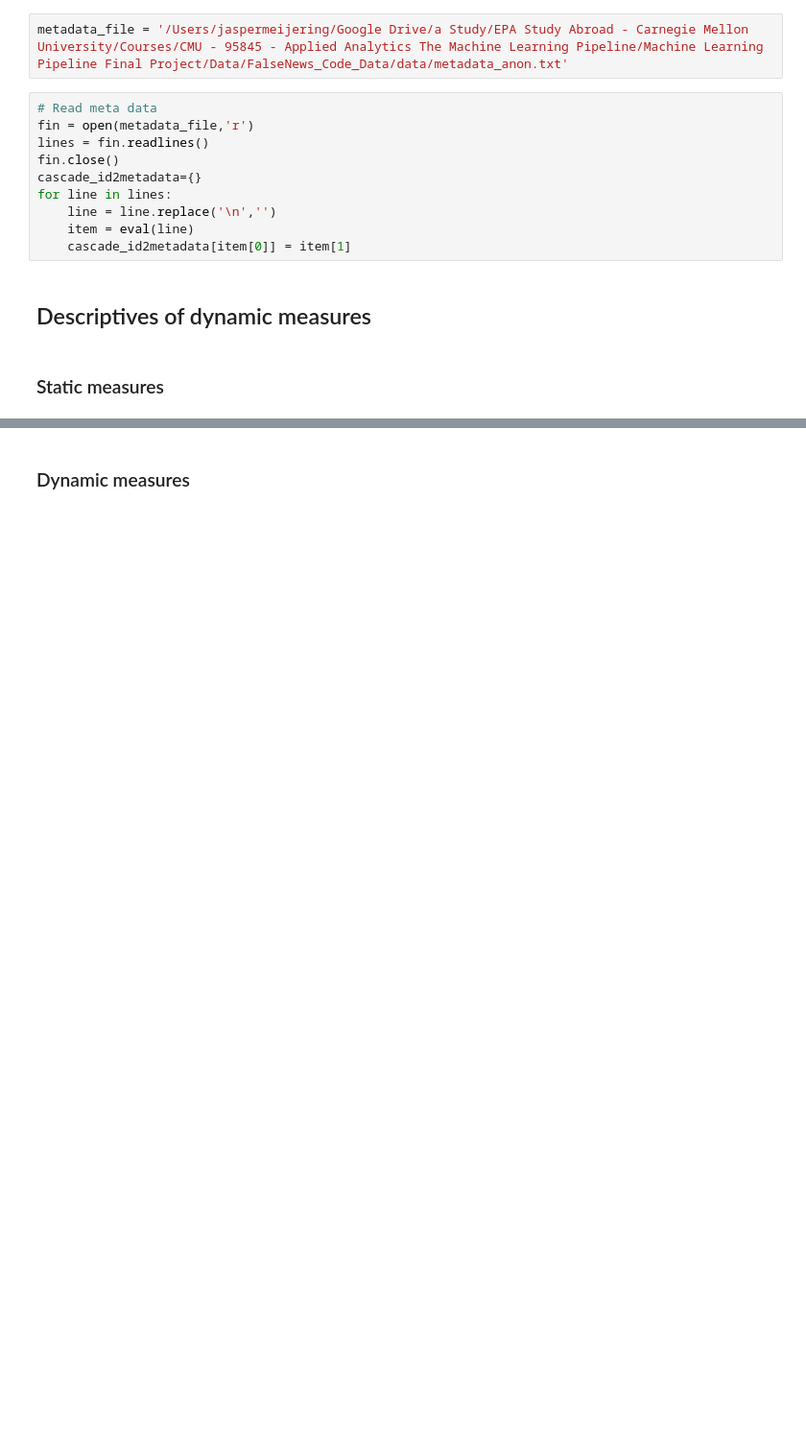
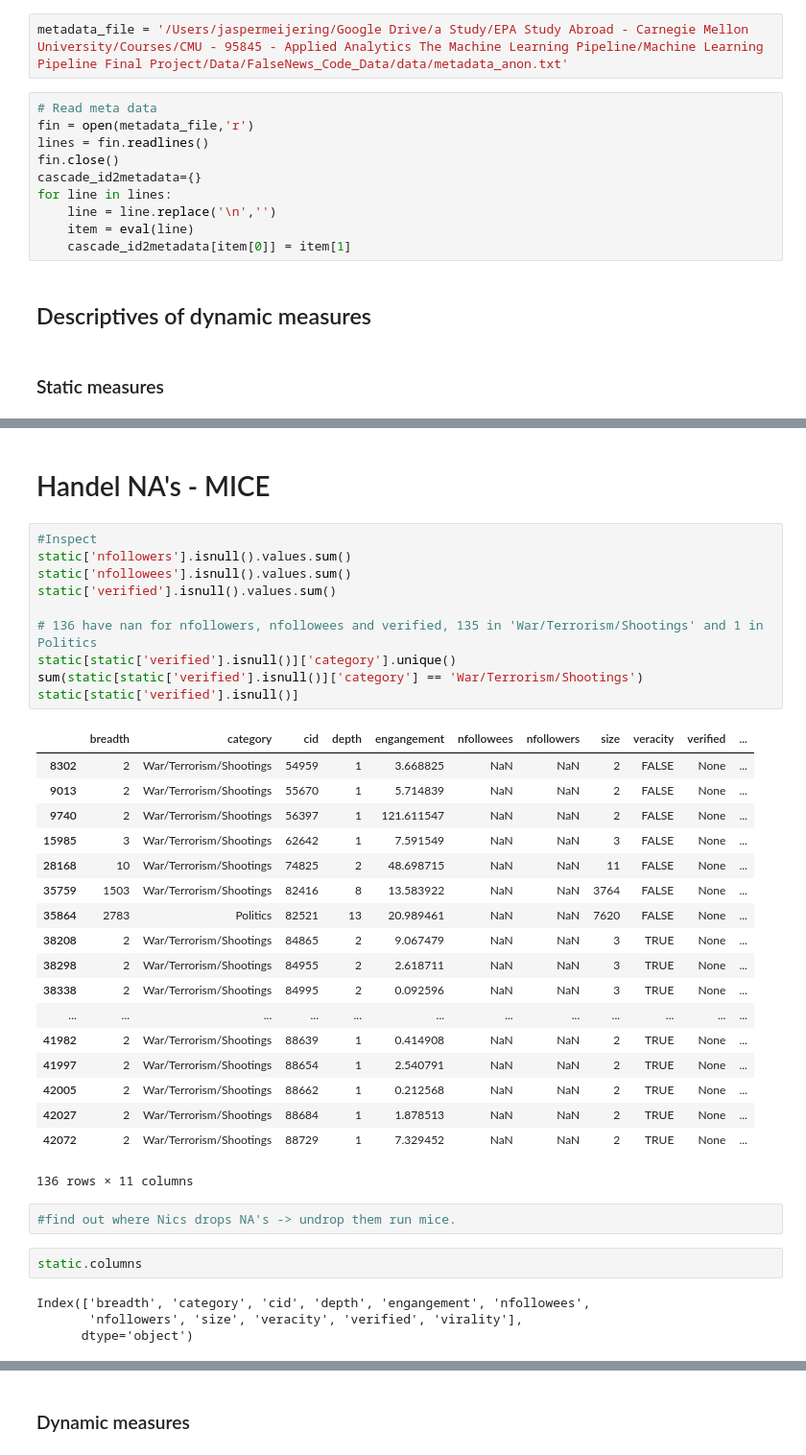
Before and after one commit to gittinic/mlp_final_proj_fake_news, a Jupyter notebook: main_jasper_descripitves.ipynb, the cells around one changed output, grey strips where cells are left out. Shown at 96% size. Saved outputs shown, nothing was run; the diff lists cells and outputs as text; blank space fills up the shorter version.

Commit message:
summary statistics and mice

```diff
--- a/main_jasper_descripitves.ipynb
+++ b/main_jasper_descripitves.ipynb
@@ -94,3 +94,42 @@ static.head(5)
 | 2 | 6504 | Viral Photos/Stories/Urban Legends | 107000 | 13 | 15.395237 | 518.0 | 504.0 | 14129 | MIXED | False | ... |
 | 3 | 5772 | Viral Photos/Stories/Urban Legends | 107001 | 8 | 3.140842 | 189.0 | 228.0 | 9972 | MIXED | False | ... |
 | 4 | 6041 | Viral Photos/Stories/Urban Legends | 107002 | 8 | 5.160261 | 174.0 | 110.0 | 9526 | MIXED | False | ... |
+# %% [markdown]
+# Handel NA's - MICE
+# %%
+#Inspect
+static['nfollowers'].isnull().values.sum()
+static['nfollowees'].isnull().values.sum()
+static['verified'].isnull().values.sum()
+
+# 136 have nan for nfollowers, nfollowees and verified, 135 in 'War/Terrorism/Shootings' and 1 in Politics
+static[static['verified'].isnull()]['category'].unique()
+sum(static[static['verified'].isnull()]['category'] == 'War/Terrorism/Shootings')
+static[static['verified'].isnull()]
+# %% [output]
+|  | breadth | category | cid | depth | engangement | nfollowees | nfollowers | size | veracity | verified | ... |
+| 8302 | 2 | War/Terrorism/Shootings | 54959 | 1 | 3.668825 | NaN | NaN | 2 | FALSE | None | ... |
+| 9013 | 2 | War/Terrorism/Shootings | 55670 | 1 | 5.714839 | NaN | NaN | 2 | FALSE | None | ... |
+| 9740 | 2 | War/Terrorism/Shootings | 56397 | 1 | 121.611547 | NaN | NaN | 2 | FALSE | None | ... |
+| 15985 | 3 | War/Terrorism/Shootings | 62642 | 1 | 7.591549 | NaN | NaN | 3 | FALSE | None | ... |
+| 28168 | 10 | War/Terrorism/Shootings | 74825 | 2 | 48.698715 | NaN | NaN | 11 | FALSE | None | ... |
+| 35759 | 1503 | War/Terrorism/Shootings | 82416 | 8 | 13.583922 | NaN | NaN | 3764 | FALSE | None | ... |
+| 35864 | 2783 | Politics | 82521 | 13 | 20.989461 | NaN | NaN | 7620 | FALSE | None | ... |
+| 38208 | 2 | War/Terrorism/Shootings | 84865 | 2 | 9.067479 | NaN | NaN | 3 | TRUE | None | ... |
+| 38298 | 2 | War/Terrorism/Shootings | 84955 | 2 | 2.618711 | NaN | NaN | 3 | TRUE | None | ... |
+| 38338 | 2 | War/Terrorism/Shootings | 84995 | 2 | 0.092596 | NaN | NaN | 3 | TRUE | None | ... |
+| ... | ... | ... | ... | ... | ... | ... | ... | ... | ... | ... | ... |
+| 41982 | 2 | War/Terrorism/Shootings | 88639 | 1 | 0.414908 | NaN | NaN | 2 | TRUE | None | ... |
+| 41997 | 2 | War/Terrorism/Shootings | 88654 | 1 | 2.540791 | NaN | NaN | 2 | TRUE | None | ... |
+| 42005 | 2 | War/Terrorism/Shootings | 88662 | 1 | 0.212568 | NaN | NaN | 2 | TRUE | None | ... |
+| 42027 | 2 | War/Terrorism/Shootings | 88684 | 1 | 1.878513 | NaN | NaN | 2 | TRUE | None | ... |
+| 42072 | 2 | War/Terrorism/Shootings | 88729 | 1 | 7.329452 | NaN | NaN | 2 | TRUE | None | ... |
+136 rows × 11 columns
+# %%
+#find out where Nics drops NA's -> undrop them run mice.
+# %%
+static.columns
+# %% [output]
+Index(['breadth', 'category', 'cid', 'depth', 'engangement', 'nfollowees',
+       'nfollowers', 'size', 'veracity', 'verified', 'virality'],
+      dtype='object')
```
Also changed, not shown: parts of 11 cells of this notebook, 1 other file.
